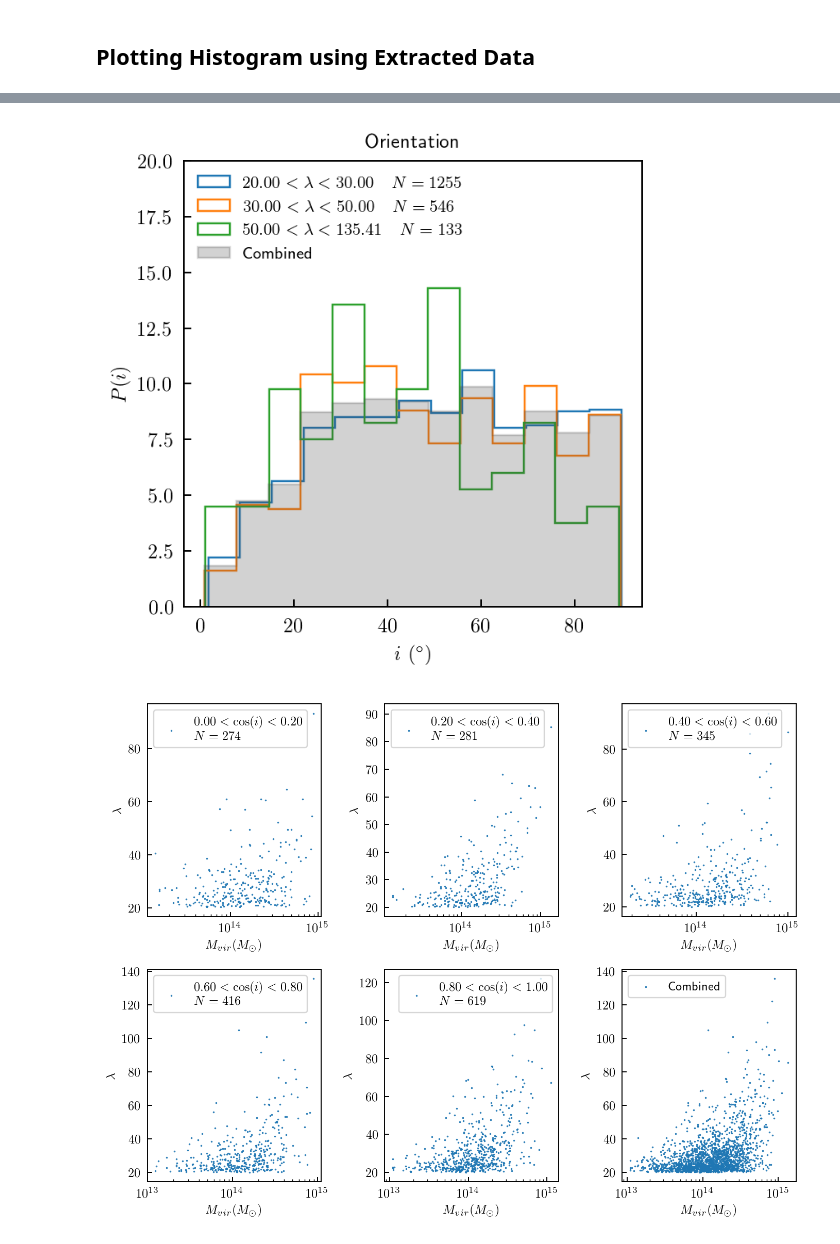
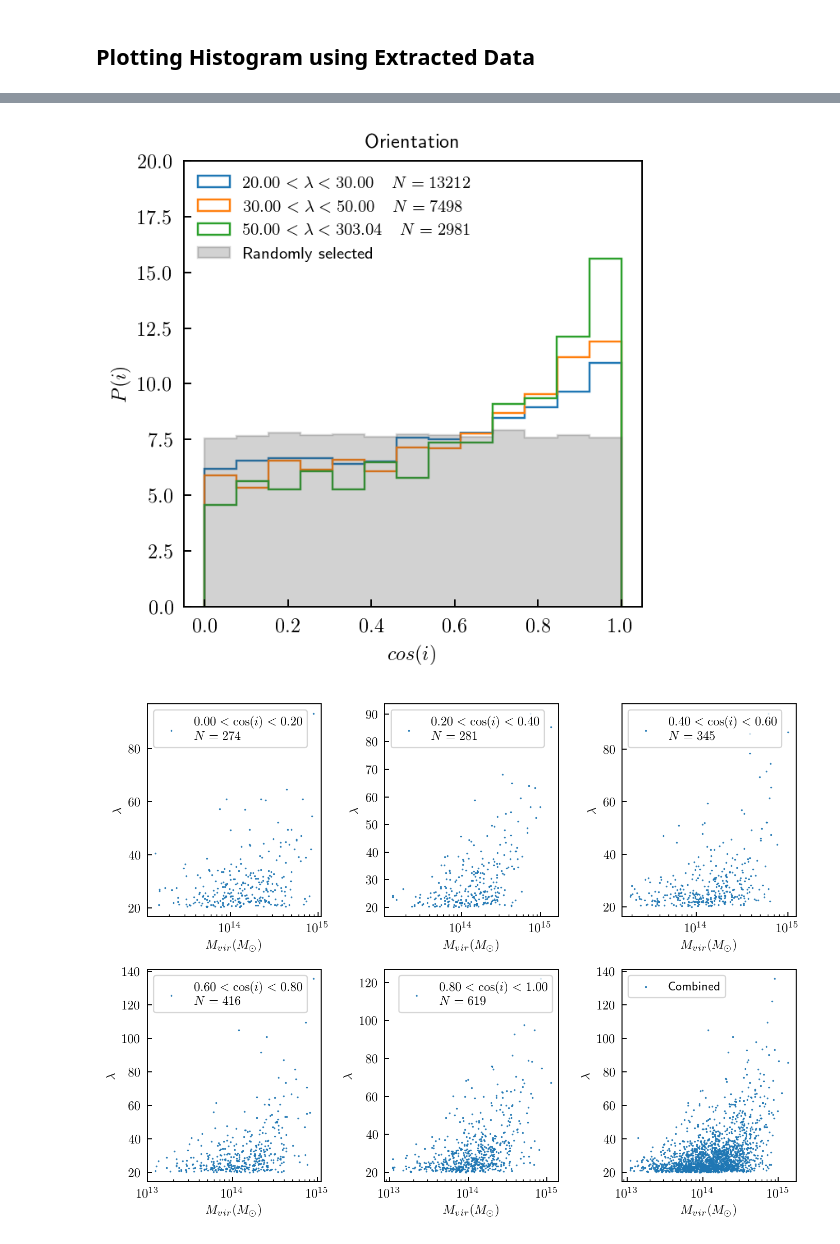
Before and after one commit to zzbenjamin94/des_y1_triaxiality, a Jupyter notebook: master_halo_compute.ipynb, the cells around one changed output, grey strips where cells are left out. Saved outputs shown, nothing was run; the diff lists cells and outputs as text; code cells hidden in the pictures.

```diff
--- a/master_halo_compute.ipynb
+++ b/master_halo_compute.ipynb
@@ -96,13 +99,13 @@ print halos_shape['axes_len'][2][2]
 from code.Heidi_read_halo_particles import read_halo_ptcl
 from code.halo_shape_calc import quad_moment
 
-halos_shape = np.zeros(halos_num, dtype={'names':('halos_ID', 'richness', 'Mvir', 'Rvir', 'redshift',\
+halos_shape = np.zeros(halos_num, dtype={'names':('halos_ID', 'richness', 'M200b', 'Rvir', 'redshift',\
             'axes_len', 'axes_dir', 'halos_dir', 'halos_RA', 'halos_DEC', 'converge'),\
             'formats':('i', 'f', 'f','f','f','(3,)f','(3,3)f','(3,)f', 'f', 'f', 'i')})
 halos_shape['halos_ID'] = halos_ID
 halos_shape['richness'] = redM_lmda
 halos_shape['halos_dir'] = halos_coord.T
-halos_shape['Mvir'] = halos_M
+halos_shape['M200b'] = halos_M
 halos_shape['Rvir'] = halos_Rvir
 halos_shape['redshift'] = halos_z
 halos_shape['halos_RA'] = halos_RA
@@ -295,46 +388,32 @@ plt.show()
 # %%
-#Orientation PDF
-halos_dir = halos_shape['halos_dir']
-axes_dir = halos_shape['axes_dir']
-major_dir = axes_dir[:,2,:]
-
-#absolute value of cosine of axis between major axis and LOS
-cos_i = np.zeros(halos_num) #cos(i) in lingo of Osato 2017
-for i in range(halos_num):
-    halos_dir_mag = np.linalg.norm(halos_dir[i])
-    major_mag = np.linalg.norm(major_dir[i]);
-    cos_i[i] = np.abs(np.dot(major_dir[i],halos_dir[i])/(halos_dir_mag * major_mag))
-#convert cosine to angle in degrees
-angle_los_halo = np.arccos(cos_i)*180/np.pi
-
 #Plot histogram
 fig, axs = plt.subplots(1, 1, tight_layout=True, figsize=(4,4))
 num_bin=13
 for i, lmda_bin_ind in enumerate(lmda_bins_ind):
     lmda_bin_num = len(lmda_bin_ind[0])
 
     #convert to probability of each bin
-    weights = np.ones_like(angle_los_halo[lmda_bin_ind], dtype=float)/lmda_bin_num * 100
+    weights = np.ones_like(cos_i[lmda_bin_ind], dtype=float)/lmda_bin_num * 100
 
     lmda_bin_min = lmda_bins[i][0]; lmda_bin_max = lmda_bins[i][1]
-    axs.hist(angle_los_halo[lmda_bin_ind], num_bin, density=False, fill=False, weights=weights, histtype='step', \
+    axs.hist(cos_i[lmda_bin_ind], num_bin, density=False, fill=False, weights=weights, histtype='step', \
         label=r'${:.2f}< \lambda < {:.2f}\quad N = {:d}$'.format(lmda_bin_min, lmda_bin_max, lmda_bin_num))
 
-#weights for total
-weights = np.ones_like(angle_los_halo)/len(angle_los_halo) * 100
+#weights for randomly selected halos
+weights = np.ones_like(cos_i_rand)/len(cos_i_rand) * 100
+axs.hist(cos_i_rand, num_bin, density=False, fill=True, weights=weights, histtype='step', color='0.3', \
+         label='Randomly selected', alpha=0.25)
 
 #plot params
-axs.set_xlabel(r'$i~(^\circ)$')
+axs.set_xlabel(r'$cos(i)$')
 axs.set_ylabel('$P(i)$')
 axs.set_title(r'Orientation', fontsize=10)
-axs.hist(angle_los_halo, num_bin, density=False, fill=True, weights=weights, histtype='step', color='0.3', \
-         label='Combined', alpha=0.25)
 axs.legend(loc='upper left', fontsize=8, frameon=False)
 axs.set_ylim((0,20))
 plt.show()
-#plt.savefig('orientation_pdf_032018.png')
+#plt.savefig('orientation_pdf_041618.png')
 # %% [output]
-[figure, old version]
+[figure, new version]
 # %%
 import math
 #Mass richness relationship
```
Also changed, not shown: parts of 15 cells of this notebook, 8 other files.
